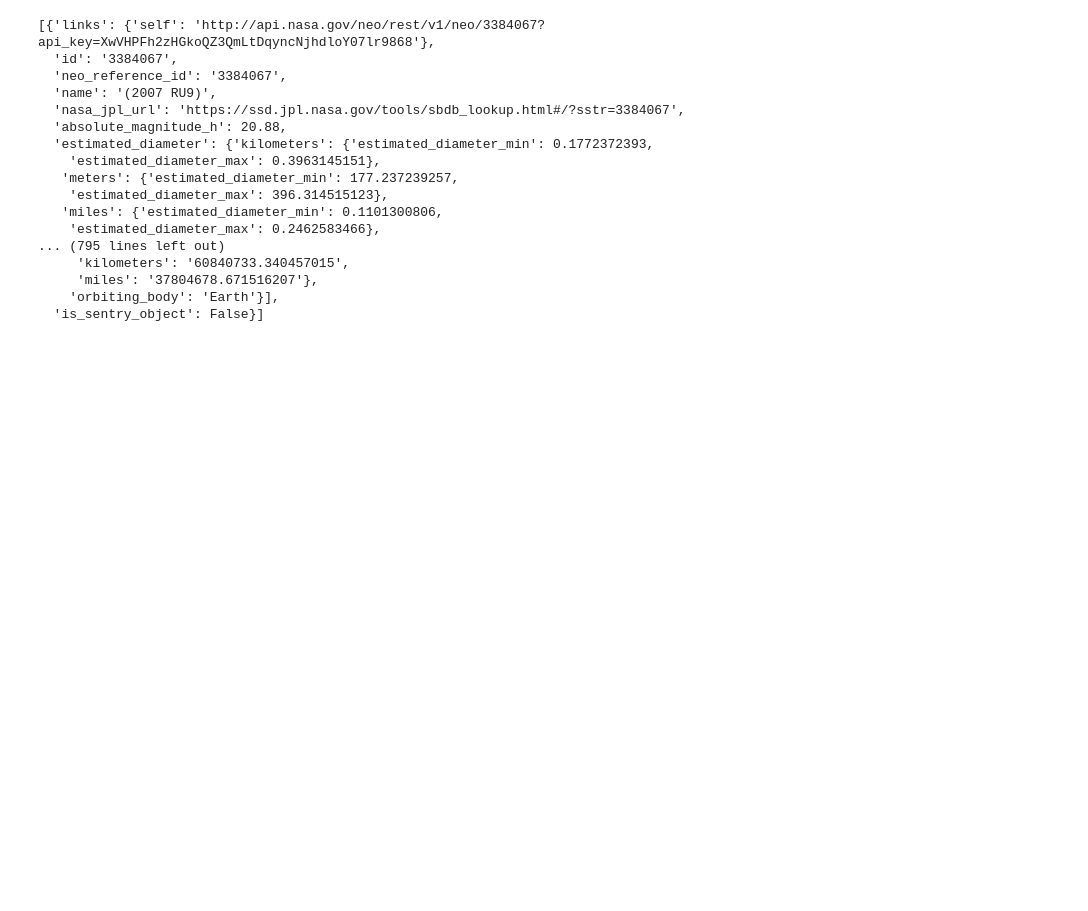
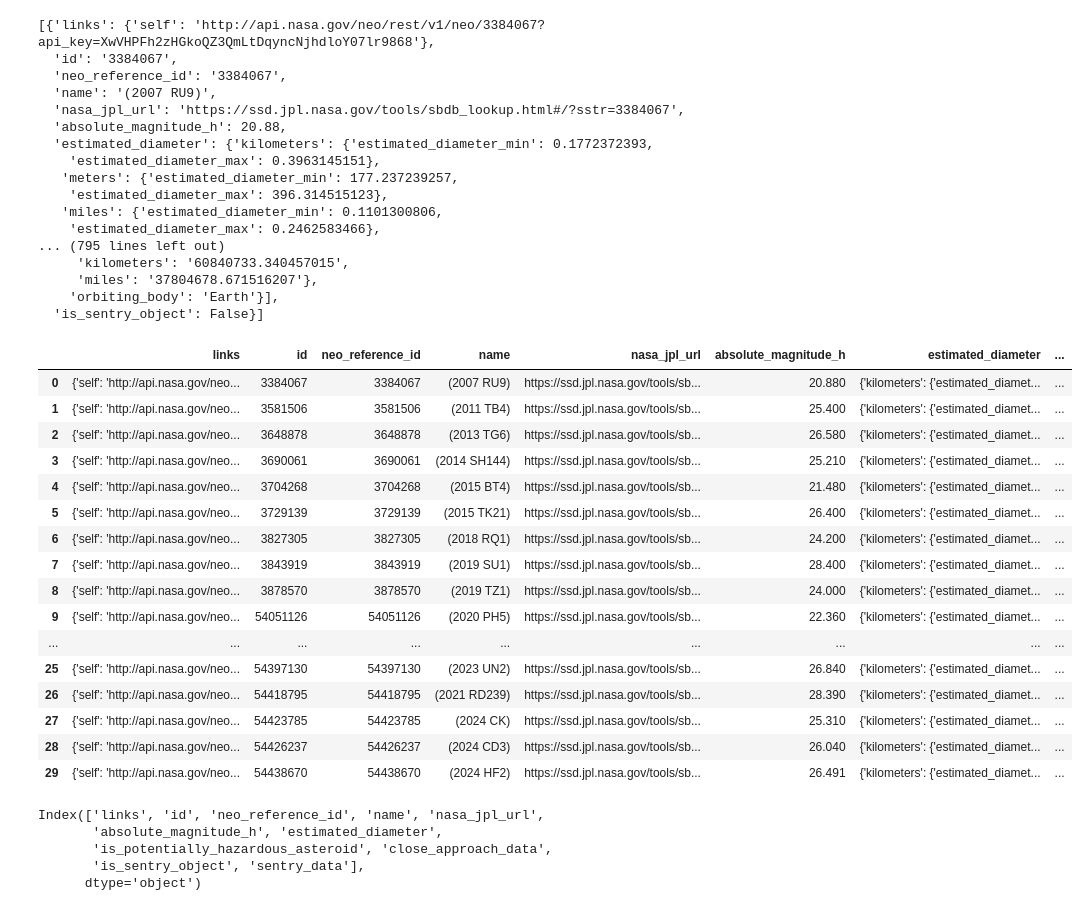
Before and after one commit to Matyas84/Visualizing-Asteroid-Approaches, a Jupyter notebook: nasa.ipynb, the cells around one changed output. Cells and saved outputs as stored; diff of their text form; code cells hidden in the pictures; blank space fills up the shorter version.

```diff
--- a/nasa.ipynb
+++ b/nasa.ipynb
@@ -87,3 +83,31 @@ def df_from_nasa_data(nasa_data, datestr):
     return pd.DataFrame(nasa_data["near_earth_objects"][datestr])
 # %%
 raw = df_from_nasa_data(d,"2023-09-28")
+# %%
+raw
+# %% [output]
+|  | links | id | neo_reference_id | name | nasa_jpl_url | absolute_magnitude_h | estimated_diameter | ... |
+| 0 | {'self': 'http://api.nasa.gov/neo... | 3384067 | 3384067 | (2007 RU9) | https://ssd.jpl.nasa.gov/tools/sb... | 20.880 | {'kilometers': {'estimated_diamet... | ... |
+| 1 | {'self': 'http://api.nasa.gov/neo... | 3581506 | 3581506 | (2011 TB4) | https://ssd.jpl.nasa.gov/tools/sb... | 25.400 | {'kilometers': {'estimated_diamet... | ... |
+| 2 | {'self': 'http://api.nasa.gov/neo... | 3648878 | 3648878 | (2013 TG6) | https://ssd.jpl.nasa.gov/tools/sb... | 26.580 | {'kilometers': {'estimated_diamet... | ... |
+| 3 | {'self': 'http://api.nasa.gov/neo... | 3690061 | 3690061 | (2014 SH144) | https://ssd.jpl.nasa.gov/tools/sb... | 25.210 | {'kilometers': {'estimated_diamet... | ... |
+| 4 | {'self': 'http://api.nasa.gov/neo... | 3704268 | 3704268 | (2015 BT4) | https://ssd.jpl.nasa.gov/tools/sb... | 21.480 | {'kilometers': {'estimated_diamet... | ... |
+| 5 | {'self': 'http://api.nasa.gov/neo... | 3729139 | 3729139 | (2015 TK21) | https://ssd.jpl.nasa.gov/tools/sb... | 26.400 | {'kilometers': {'estimated_diamet... | ... |
+| 6 | {'self': 'http://api.nasa.gov/neo... | 3827305 | 3827305 | (2018 RQ1) | https://ssd.jpl.nasa.gov/tools/sb... | 24.200 | {'kilometers': {'estimated_diamet... | ... |
+| 7 | {'self': 'http://api.nasa.gov/neo... | 3843919 | 3843919 | (2019 SU1) | https://ssd.jpl.nasa.gov/tools/sb... | 28.400 | {'kilometers': {'estimated_diamet... | ... |
+| 8 | {'self': 'http://api.nasa.gov/neo... | 3878570 | 3878570 | (2019 TZ1) | https://ssd.jpl.nasa.gov/tools/sb... | 24.000 | {'kilometers': {'estimated_diamet... | ... |
+| 9 | {'self': 'http://api.nasa.gov/neo... | 54051126 | 54051126 | (2020 PH5) | https://ssd.jpl.nasa.gov/tools/sb... | 22.360 | {'kilometers': {'estimated_diamet... | ... |
+| ... | ... | ... | ... | ... | ... | ... | ... | ... |
+| 25 | {'self': 'http://api.nasa.gov/neo... | 54397130 | 54397130 | (2023 UN2) | https://ssd.jpl.nasa.gov/tools/sb... | 26.840 | {'kilometers': {'estimated_diamet... | ... |
+| 26 | {'self': 'http://api.nasa.gov/neo... | 54418795 | 54418795 | (2021 RD239) | https://ssd.jpl.nasa.gov/tools/sb... | 28.390 | {'kilometers': {'estimated_diamet... | ... |
+| 27 | {'self': 'http://api.nasa.gov/neo... | 54423785 | 54423785 | (2024 CK) | https://ssd.jpl.nasa.gov/tools/sb... | 25.310 | {'kilometers': {'estimated_diamet... | ... |
+| 28 | {'self': 'http://api.nasa.gov/neo... | 54426237 | 54426237 | (2024 CD3) | https://ssd.jpl.nasa.gov/tools/sb... | 26.040 | {'kilometers': {'estimated_diamet... | ... |
+| 29 | {'self': 'http://api.nasa.gov/neo... | 54438670 | 54438670 | (2024 HF2) | https://ssd.jpl.nasa.gov/tools/sb... | 26.491 | {'kilometers': {'estimated_diamet... | ... |
+# %%
+raw.columns
+# %% [output]
+Index(['links', 'id', 'neo_reference_id', 'name', 'nasa_jpl_url',
+       'absolute_magnitude_h', 'estimated_diameter',
+       'is_potentially_hazardous_asteroid', 'close_approach_data',
+       'is_sentry_object', 'sentry_data'],
+      dtype='object')
```
Also changed, not shown: parts of 9 cells of this notebook.
